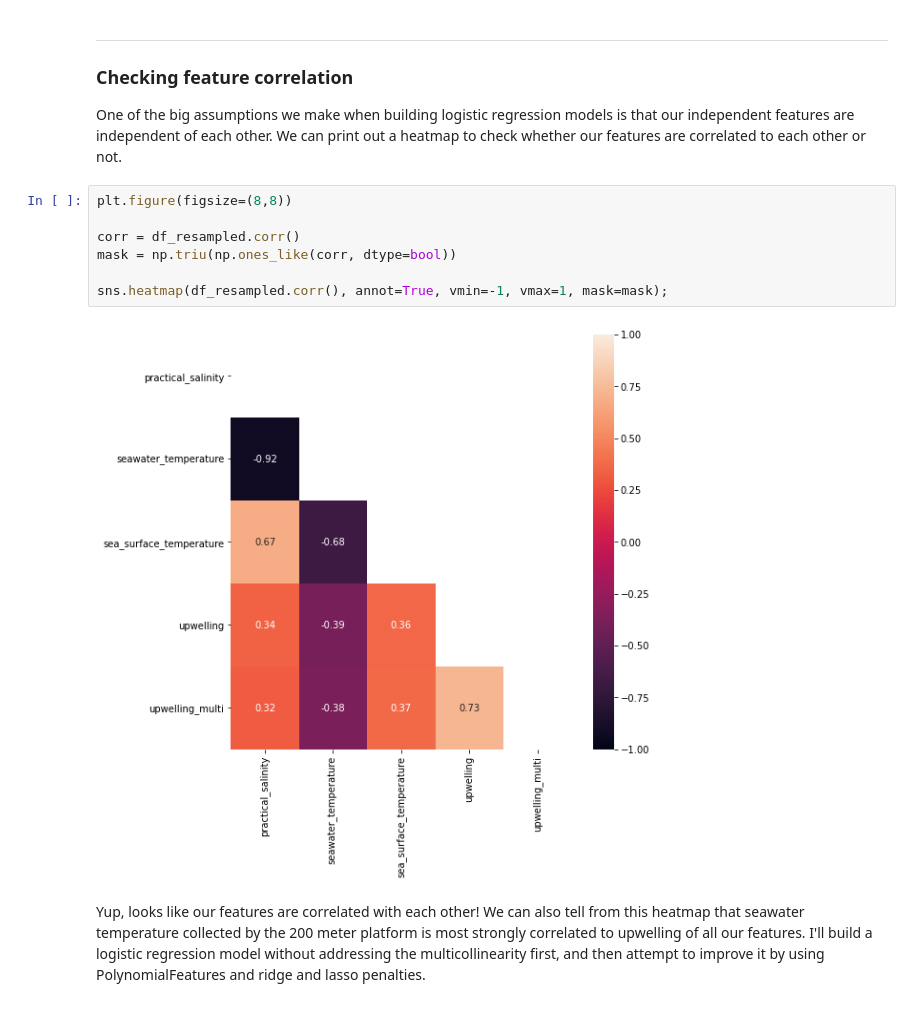
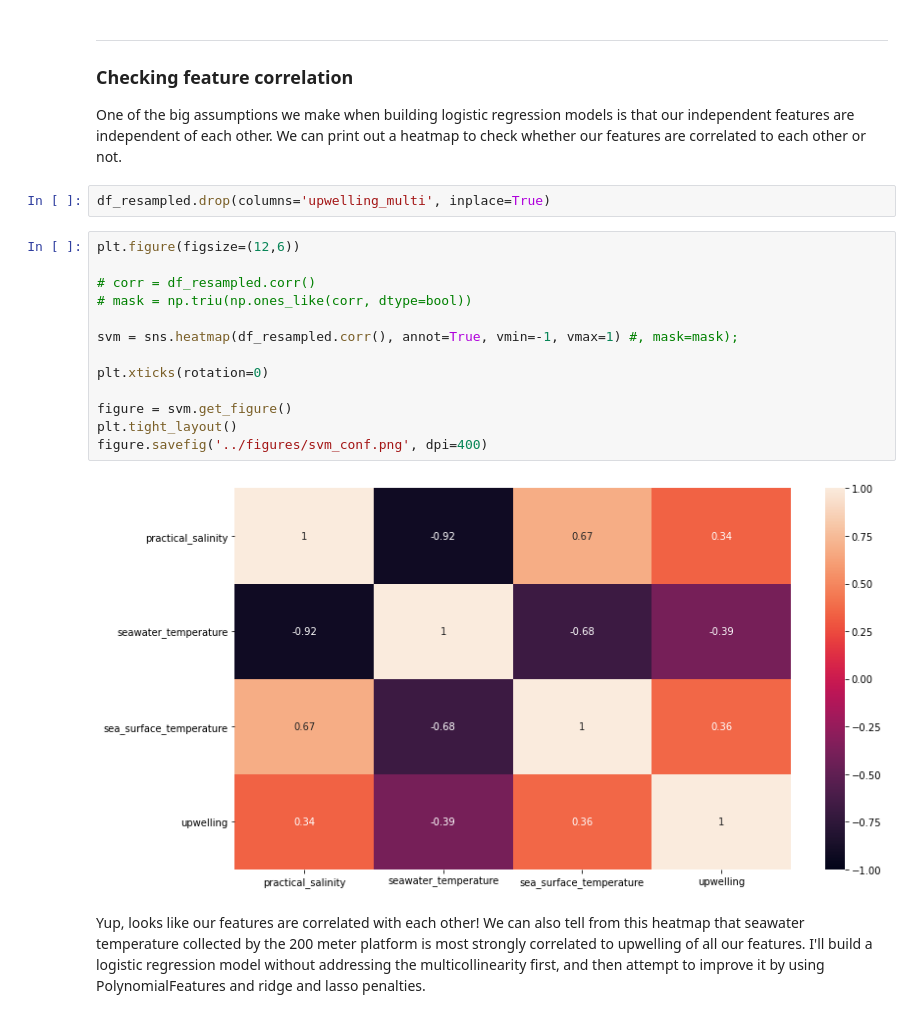
Before and after one commit to dgumustel/coastal-upwelling, a Jupyter notebook: notebooks/05_binary_modeling.ipynb, the cells around one changed output. Saved outputs shown, nothing was run; the diff lists cells and outputs as text.

```diff
--- a/notebooks/05_binary_modeling.ipynb
+++ b/notebooks/05_binary_modeling.ipynb
@@ -93,15 +93,23 @@ df_resampled
 ### Checking feature correlation
 
 One of the big assumptions we make when building logistic regression models is that our independent features are independent of each other. We can print out a heatmap to check whether our features are correlated to each other or not.
+# %%
+df_resampled.drop(columns='upwelling_multi', inplace=True)
 # %%
-plt.figure(figsize=(8,8))
+plt.figure(figsize=(12,6))
 
-corr = df_resampled.corr()
-mask = np.triu(np.ones_like(corr, dtype=bool))
+# corr = df_resampled.corr()
+# mask = np.triu(np.ones_like(corr, dtype=bool))
 
-sns.heatmap(df_resampled.corr(), annot=True, vmin=-1, vmax=1, mask=mask);
+svm = sns.heatmap(df_resampled.corr(), annot=True, vmin=-1, vmax=1) #, mask=mask);
+
+plt.xticks(rotation=0)
+
+figure = svm.get_figure()
+plt.tight_layout()
+figure.savefig('../figures/svm_conf.png', dpi=400)
 # %% [output]
-[figure, old version]
+[figure, new version]
 # %% [markdown]
 Yup, looks like our features are correlated with each other! We can also tell from this heatmap that seawater temperature collected by the 200 meter platform is most strongly correlated to upwelling of all our features. I'll build a logistic regression model without addressing the multicollinearity first, and then attempt to improve it by using PolynomialFeatures and ridge and lasso penalties.
 # %%
```
Also changed, not shown: parts of 33 cells of this notebook.
